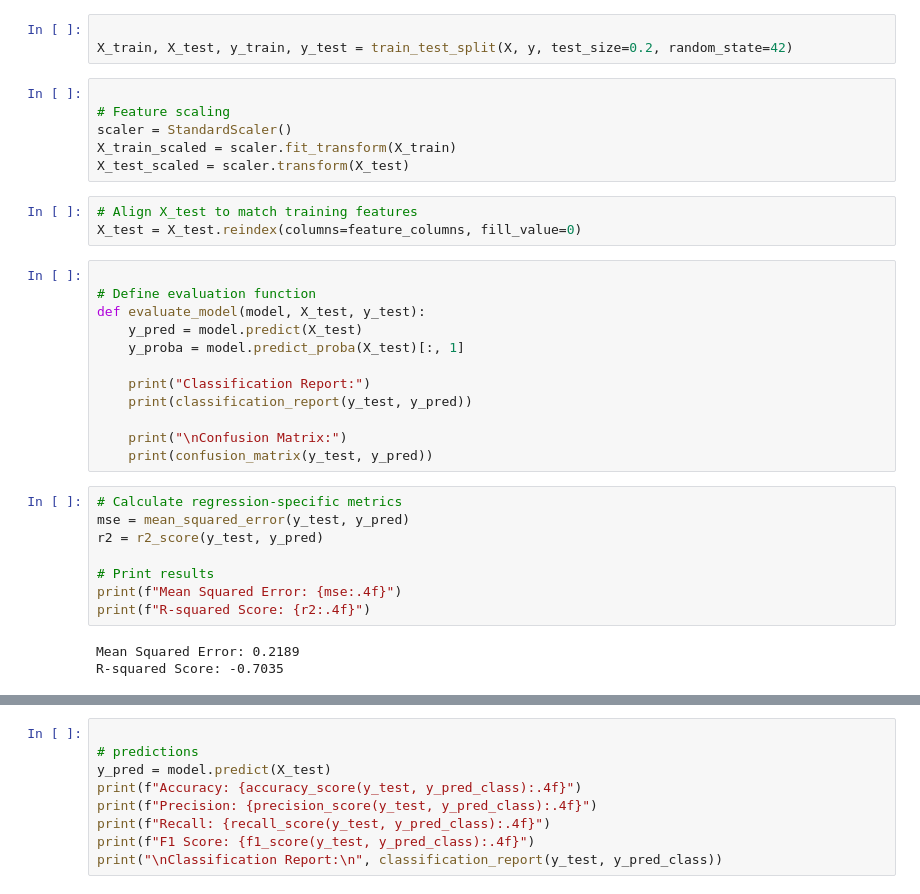
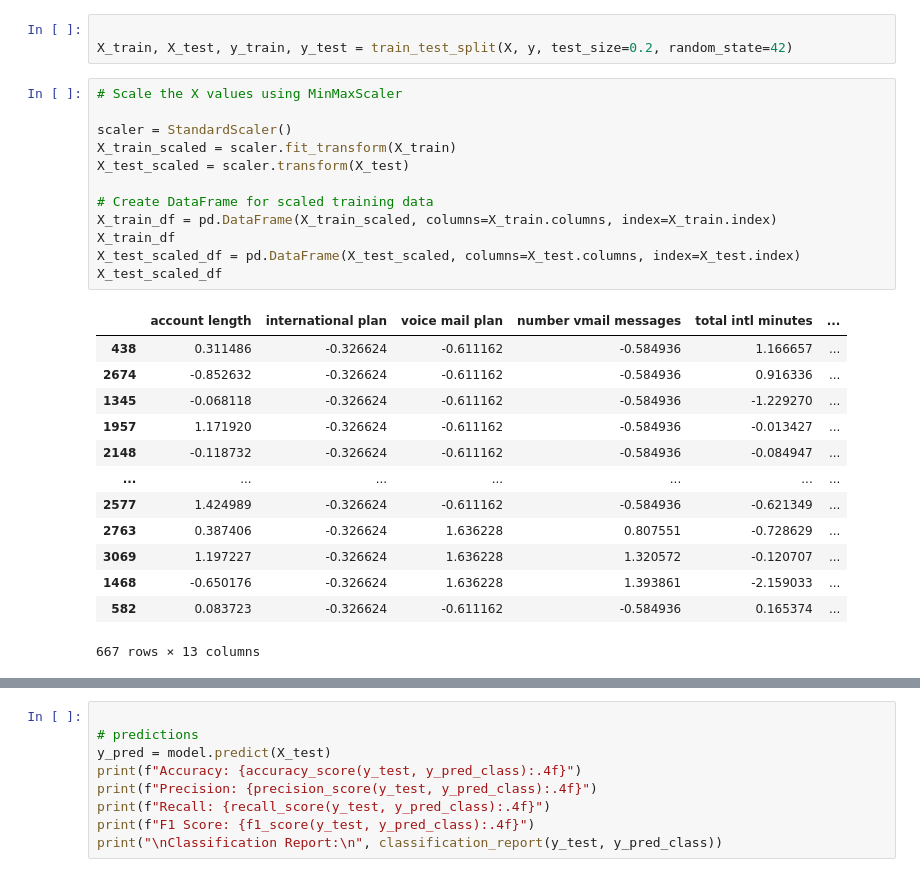
Before and after one commit to hanifa331/customer-churn, a Jupyter notebook: studenth.ipynb, the cells around one changed output, grey strips where cells are left out. Saved outputs shown, nothing was run; the diff lists cells and outputs as text.

```diff
--- a/studenth.ipynb
+++ b/studenth.ipynb
@@ -225,34 +234,28 @@ y = df['churn']
 
 X_train, X_test, y_train, y_test = train_test_split(X, y, test_size=0.2, random_state=42)
 # %%
+# Scale the X values using MinMaxScaler
 
-# Feature scaling
 scaler = StandardScaler()
 X_train_scaled = scaler.fit_transform(X_train)
 X_test_scaled = scaler.transform(X_test)
+
+# Create DataFrame for scaled training data
+X_train_df = pd.DataFrame(X_train_scaled, columns=X_train.columns, index=X_train.index)
+X_train_df
+X_test_scaled_df = pd.DataFrame(X_test_scaled, columns=X_test.columns, index=X_test.index)
+X_test_scaled_df
+# %% [output]
+|  | account length | international plan | voice mail plan | number vmail messages | total intl minutes | ... |
+| 438 | 0.311486 | -0.326624 | -0.611162 | -0.584936 | 1.166657 | ... |
+| 2674 | -0.852632 | -0.326624 | -0.611162 | -0.584936 | 0.916336 | ... |
+| 1345 | -0.068118 | -0.326624 | -0.611162 | -0.584936 | -1.229270 | ... |
+| 1957 | 1.171920 | -0.326624 | -0.611162 | -0.584936 | -0.013427 | ... |
+| 2148 | -0.118732 | -0.326624 | -0.611162 | -0.584936 | -0.084947 | ... |
+| ... | ... | ... | ... | ... | ... | ... |
+| 2577 | 1.424989 | -0.326624 | -0.611162 | -0.584936 | -0.621349 | ... |
+| 2763 | 0.387406 | -0.326624 | 1.636228 | 0.807551 | -0.728629 | ... |
+| 3069 | 1.197227 | -0.326624 | 1.636228 | 1.320572 | -0.120707 | ... |
+| 1468 | -0.650176 | -0.326624 | 1.636228 | 1.393861 | -2.159033 | ... |
+| 582 | 0.083723 | -0.326624 | -0.611162 | -0.584936 | 0.165374 | ... |
+667 rows × 13 columns
-# %%
-# Align X_test to match training features
-X_test = X_test.reindex(columns=feature_columns, fill_value=0)
-# %%
-
-# Define evaluation function
-def evaluate_model(model, X_test, y_test):
-    y_pred = model.predict(X_test)
-    y_proba = model.predict_proba(X_test)[:, 1]
-
-    print("Classification Report:")
-    print(classification_report(y_test, y_pred))
-
-    print("\nConfusion Matrix:")
-    print(confusion_matrix(y_test, y_pred))
-# %%
-# Calculate regression-specific metrics
-mse = mean_squared_error(y_test, y_pred)
-r2 = r2_score(y_test, y_pred)
-
-# Print results
-print(f"Mean Squared Error: {mse:.4f}")
-print(f"R-squared Score: {r2:.4f}")
-# %% [output]
-Mean Squared Error: 0.2189
-R-squared Score: -0.7035
```
Also changed, not shown: parts of 8 cells of this notebook.
